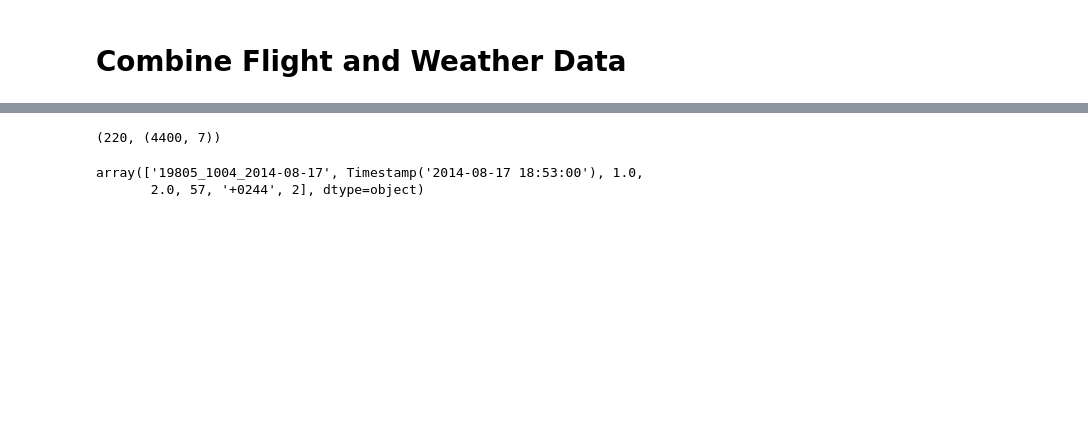
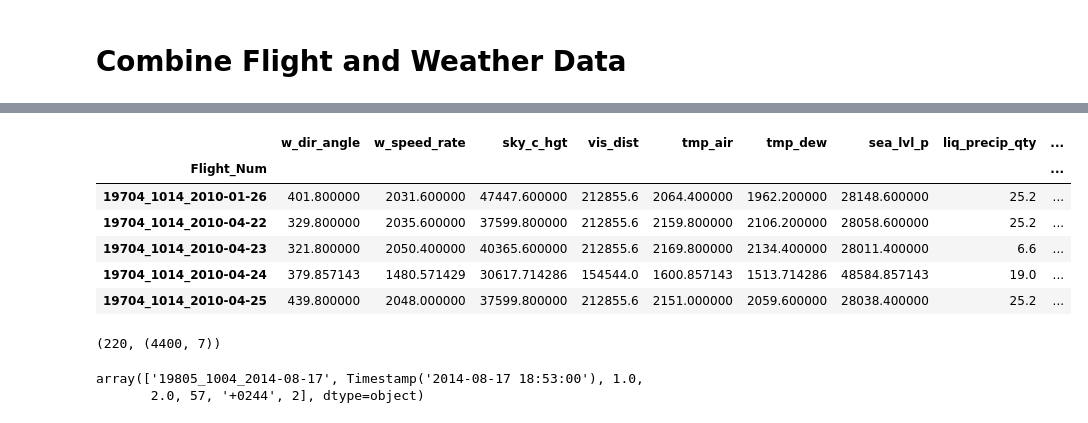
Before and after one commit to kchen79427/Capstone_Bruestle_Boudia_Chen, a Jupyter notebook: Weather_Boudia_LSTM.ipynb, the cells around one changed output, grey strips where cells are left out. Drawn from its saved outputs; the diff is of its cells as text; code cells hidden in the pictures; blank space fills up the shorter version.

```diff
--- a/Weather_Boudia_LSTM.ipynb
+++ b/Weather_Boudia_LSTM.ipynb
@@ -226,0 +411,10 @@ AnalysisException: ignored
+# %%
+df_mean.head()
+# %% [output]
+|  | w_dir_angle | w_speed_rate | sky_c_hgt | vis_dist | tmp_air | tmp_dew | sea_lvl_p | liq_precip_qty | ... |
+| Flight_Num |  |  |  |  |  |  |  |  | ... |
+| 19704_1014_2010-01-26 | 401.800000 | 2031.600000 | 47447.600000 | 212855.6 | 2064.400000 | 1962.200000 | 28148.600000 | 25.2 | ... |
+| 19704_1014_2010-04-22 | 329.800000 | 2035.600000 | 37599.800000 | 212855.6 | 2159.800000 | 2106.200000 | 28058.600000 | 25.2 | ... |
+| 19704_1014_2010-04-23 | 321.800000 | 2050.400000 | 40365.600000 | 212855.6 | 2169.800000 | 2134.400000 | 28011.400000 | 6.6 | ... |
+| 19704_1014_2010-04-24 | 379.857143 | 1480.571429 | 30617.714286 | 154544.0 | 1600.857143 | 1513.714286 | 48584.857143 | 19.0 | ... |
+| 19704_1014_2010-04-25 | 439.800000 | 2048.000000 | 37599.800000 | 212855.6 | 2151.000000 | 2059.600000 | 28038.400000 | 25.2 | ... |
```
Also changed, not shown: parts of 65 cells of this notebook.
